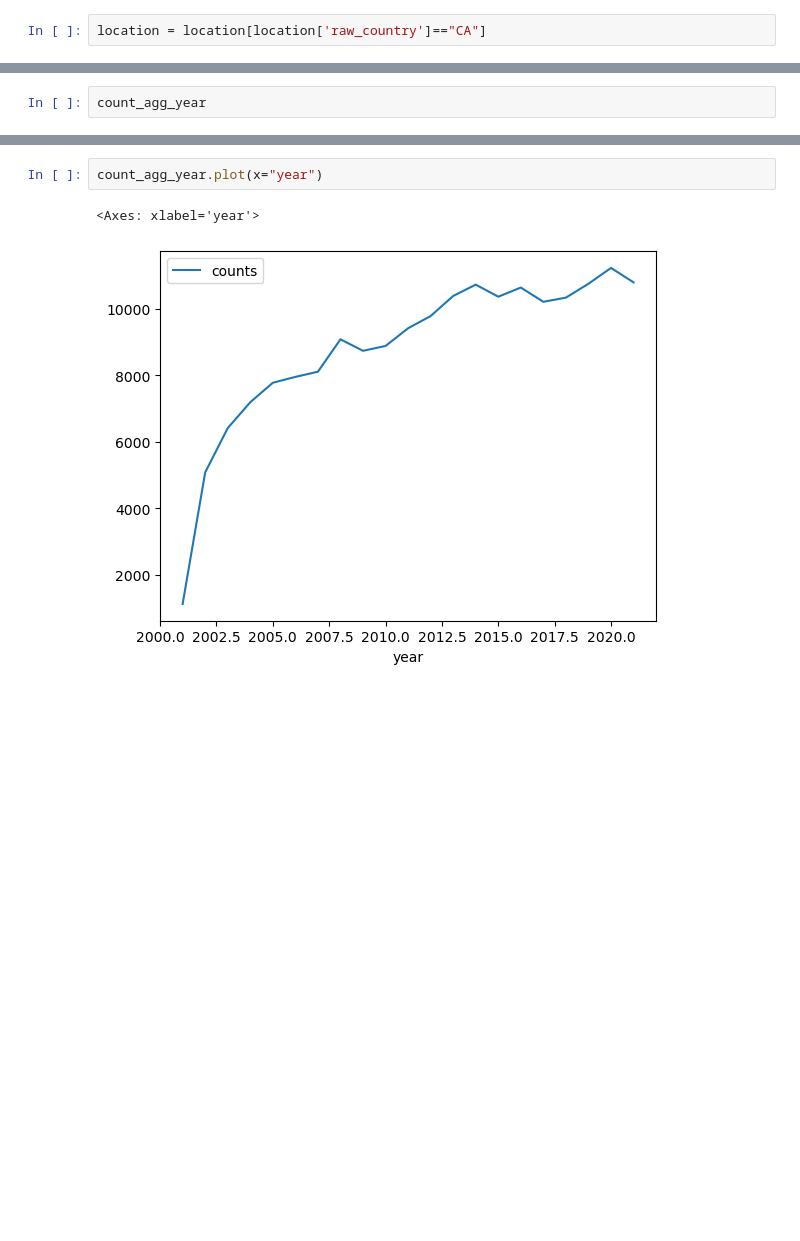
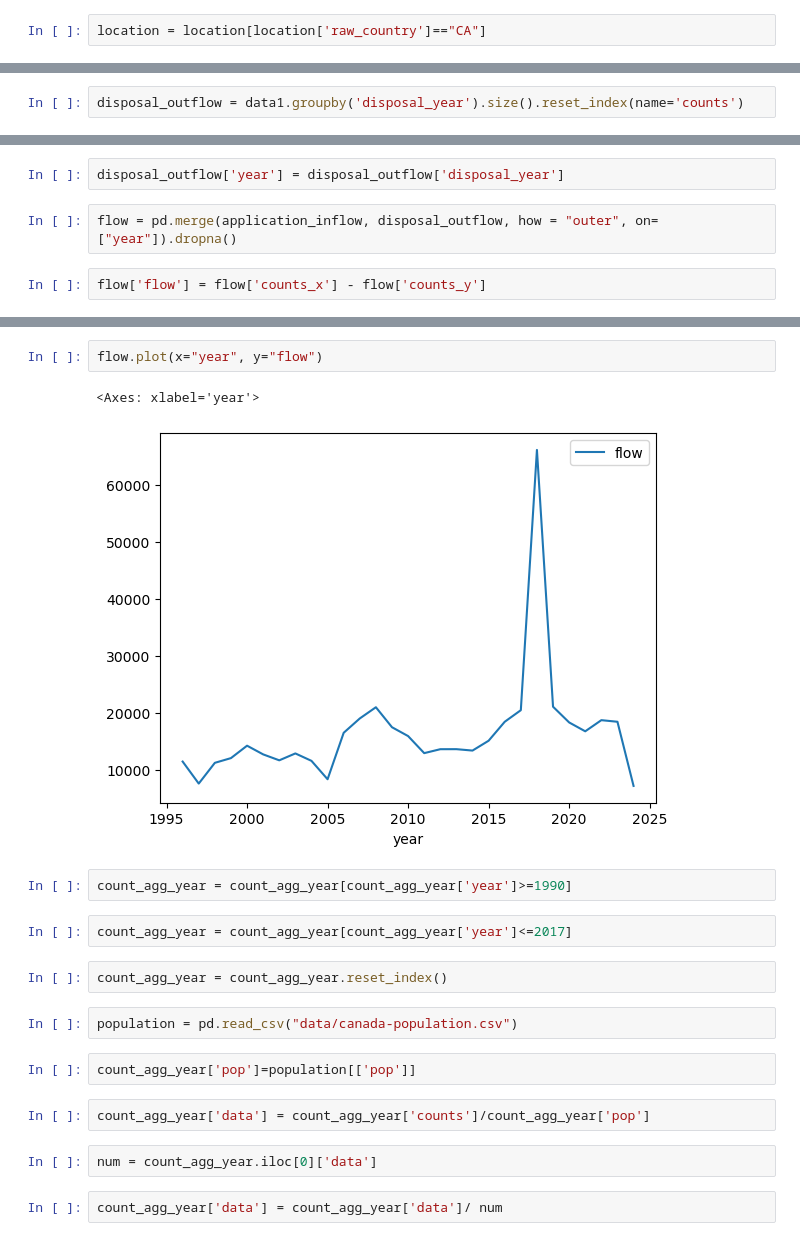
Before and after one commit to yueyun-zhang/InnovationEconomics-Exploration, a Jupyter notebook: USPTO_Data/20240828-DataExploration.ipynb, the cells around one changed output, grey strips where cells are left out. Drawn from its saved outputs; the diff is of its cells as text; blank space fills up the shorter version.

```diff
--- a/USPTO_Data/20240828-DataExploration.ipynb
+++ b/USPTO_Data/20240828-DataExploration.ipynb
@@ -65,2 +84,2 @@ count_agg_year = data.groupby('year').size().reset_index(name='counts')
 # %%
-count_agg_year
+disposal_outflow = data1.groupby('disposal_year').size().reset_index(name='counts')
@@ -84,0 +86,6 @@ count_agg_year
+# %%
+disposal_outflow['year'] = disposal_outflow['disposal_year']
+# %%
+flow = pd.merge(application_inflow, disposal_outflow, how = "outer", on=["year"]).dropna()
+# %%
+flow['flow'] = flow['counts_x'] - flow['counts_y']
@@ -85,5 +112,21 @@ count_agg_year
 # %%
-count_agg_year.plot(x="year")
+flow.plot(x="year", y="flow")
 # %% [output]
 <Axes: xlabel='year'>
-[figure, old version]
+[figure, new version]
+# %%
+count_agg_year = count_agg_year[count_agg_year['year']>=1990]
+# %%
+count_agg_year = count_agg_year[count_agg_year['year']<=2017]
+# %%
+count_agg_year = count_agg_year.reset_index()
+# %%
+population = pd.read_csv("data/canada-population.csv")
+# %%
+count_agg_year['pop']=population[['pop']]
+# %%
+count_agg_year['data'] = count_agg_year['counts']/count_agg_year['pop']
+# %%
+num = count_agg_year.iloc[0]['data']
+# %%
+count_agg_year['data'] = count_agg_year['data']/ num
```
Also changed, not shown: parts of 29 cells of this notebook.
